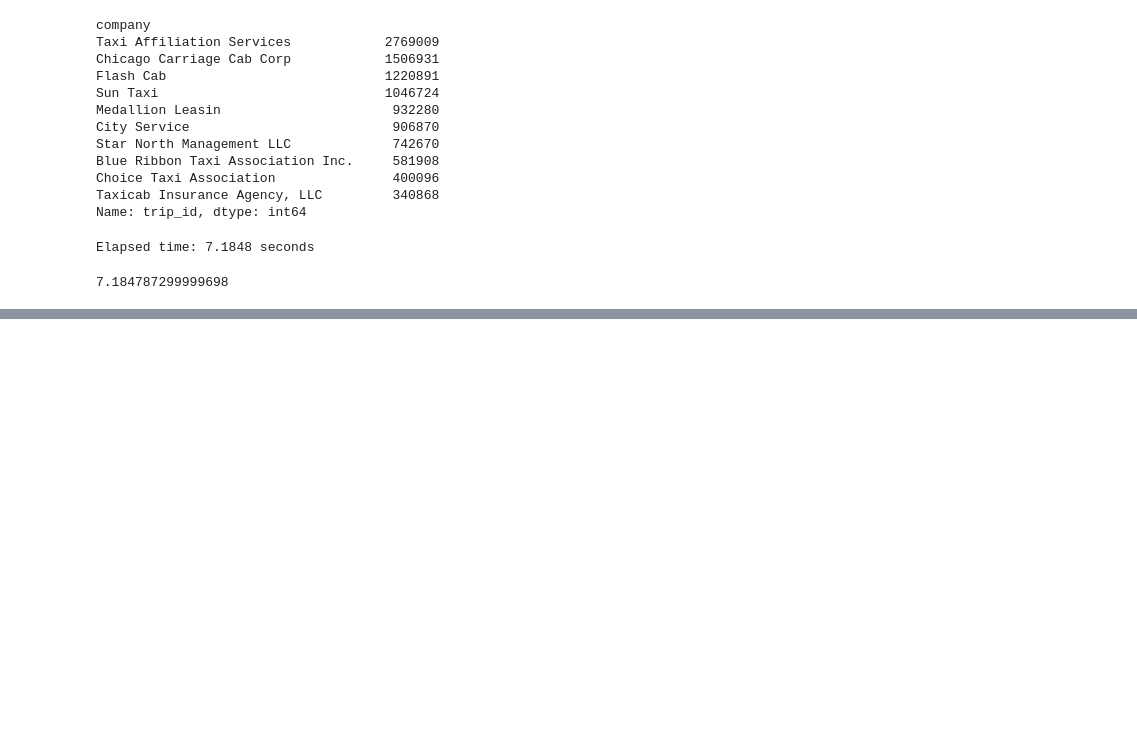
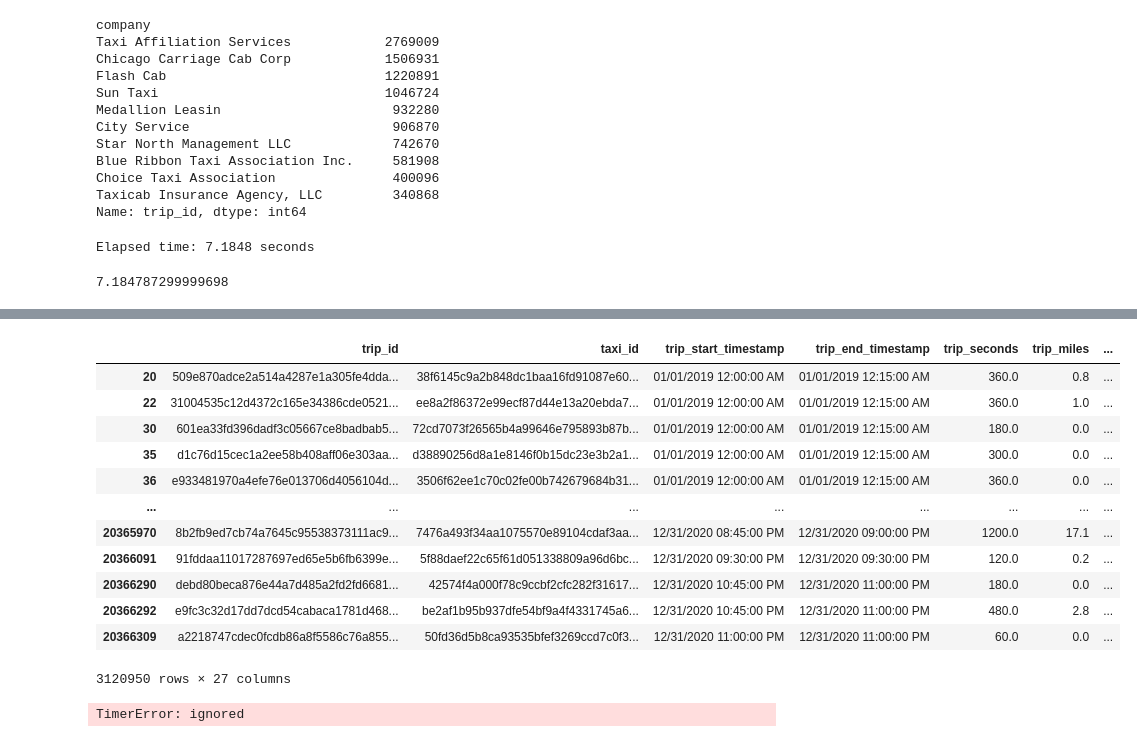
Before and after one commit to bthodla/pandas_vs_terality, a Jupyter notebook: notebooks/pandas_vs_terality.ipynb, the cells around one changed output, grey strips where cells are left out. Drawn from its saved outputs; the diff is of its cells as text; code cells hidden in the pictures; blank space fills up the shorter version.

```diff
--- a/notebooks/pandas_vs_terality.ipynb
+++ b/notebooks/pandas_vs_terality.ipynb
@@ -371,4 +440,24 @@ print(start)
 # %%
 # Query 7: Range queries using isin() - Using Pandas
+timer.start()
+taxi_trips_pdf[taxi_trips_pdf['company'].isin(['Taxi Affiliation Services', 'Blue Diamond', 'Chicago Taxicab', 'Nova Taxi Affiliation Llc', 'U Taxicab'])]
+# %% [output]
+|  | trip_id | taxi_id | trip_start_timestamp | trip_end_timestamp | trip_seconds | trip_miles | ... |
+| 20 | 509e870adce2a514a4287e1a305fe4dda... | 38f6145c9a2b848dc1baa16fd91087e60... | 01/01/2019 12:00:00 AM | 01/01/2019 12:15:00 AM | 360.0 | 0.8 | ... |
+| 22 | 31004535c12d4372c165e34386cde0521... | ee8a2f86372e99ecf87d44e13a20ebda7... | 01/01/2019 12:00:00 AM | 01/01/2019 12:15:00 AM | 360.0 | 1.0 | ... |
+| 30 | 601ea33fd396dadf3c05667ce8badbab5... | 72cd7073f26565b4a99646e795893b87b... | 01/01/2019 12:00:00 AM | 01/01/2019 12:15:00 AM | 180.0 | 0.0 | ... |
+| 35 | d1c76d15cec1a2ee58b408aff06e303aa... | d38890256d8a1e8146f0b15dc23e3b2a1... | 01/01/2019 12:00:00 AM | 01/01/2019 12:15:00 AM | 300.0 | 0.0 | ... |
+| 36 | e933481970a4efe76e013706d4056104d... | 3506f62ee1c70c02fe00b742679684b31... | 01/01/2019 12:00:00 AM | 01/01/2019 12:15:00 AM | 360.0 | 0.0 | ... |
+| ... | ... | ... | ... | ... | ... | ... | ... |
+| 20365970 | 8b2fb9ed7cb74a7645c95538373111ac9... | 7476a493f34aa1075570e89104cdaf3aa... | 12/31/2020 08:45:00 PM | 12/31/2020 09:00:00 PM | 1200.0 | 17.1 | ... |
+| 20366091 | 91fddaa11017287697ed65e5b6fb6399e... | 5f88daef22c65f61d051338809a96d6bc... | 12/31/2020 09:30:00 PM | 12/31/2020 09:30:00 PM | 120.0 | 0.2 | ... |
+| 20366290 | debd80beca876e44a7d485a2fd2fd6681... | 42574f4a000f78c9ccbf2cfc282f31617... | 12/31/2020 10:45:00 PM | 12/31/2020 11:00:00 PM | 180.0 | 0.0 | ... |
+| 20366292 | e9fc3c32d17dd7dcd54cabaca1781d468... | be2af1b95b937dfe54bf9a4f4331745a6... | 12/31/2020 10:45:00 PM | 12/31/2020 11:00:00 PM | 480.0 | 2.8 | ... |
+| 20366309 | a2218747cdec0fcdb86a8f5586c76a855... | 50fd36d5b8ca93535bfef3269ccd7c0f3... | 12/31/2020 11:00:00 PM | 12/31/2020 11:00:00 PM | 60.0 | 0.0 | ... |
+3120950 rows × 27 columns
+# %%
+timer.stop()
+# %% [output]
+TimerError: ignored
 # %%
 # Query 7: Range queries using isin() - Using Terality
```
Also changed, not shown: parts of 14 cells of this notebook.
